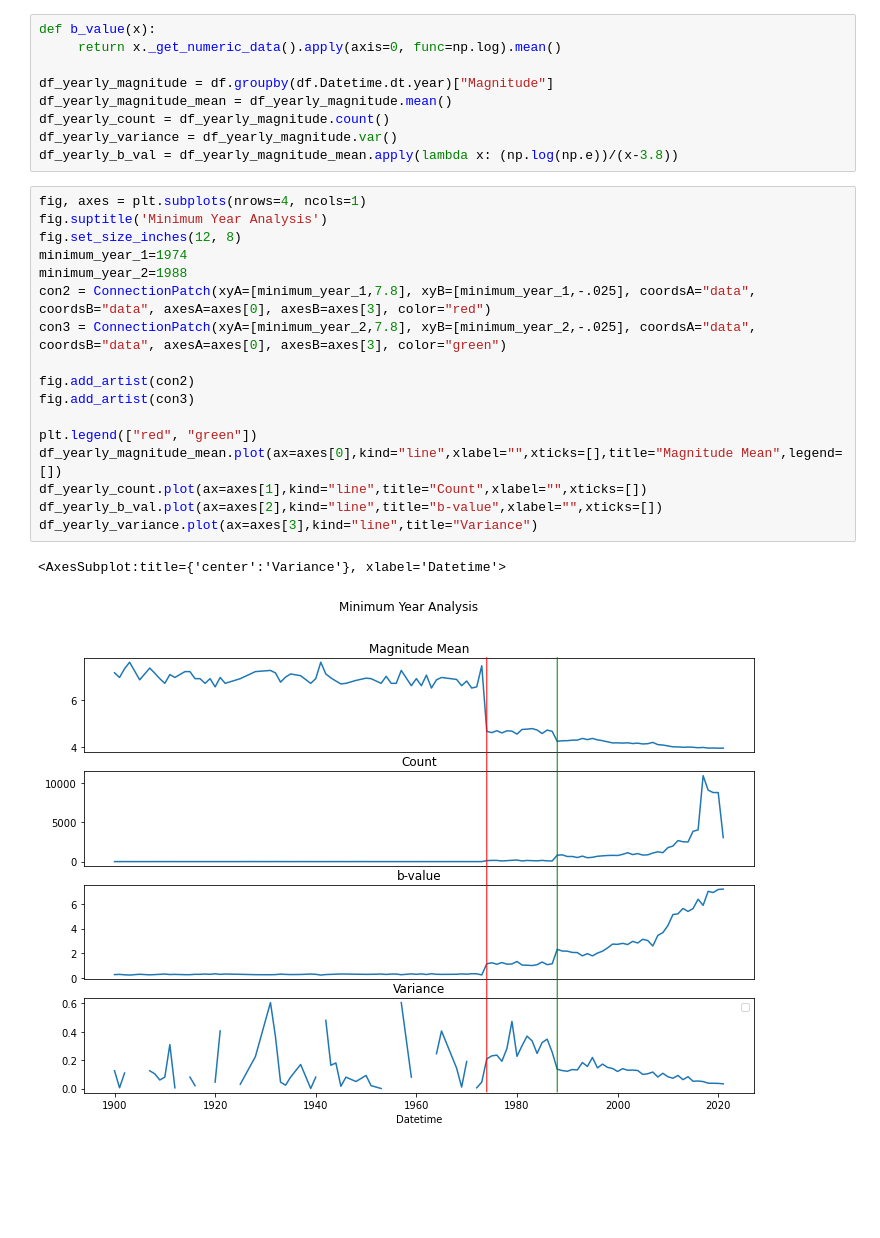
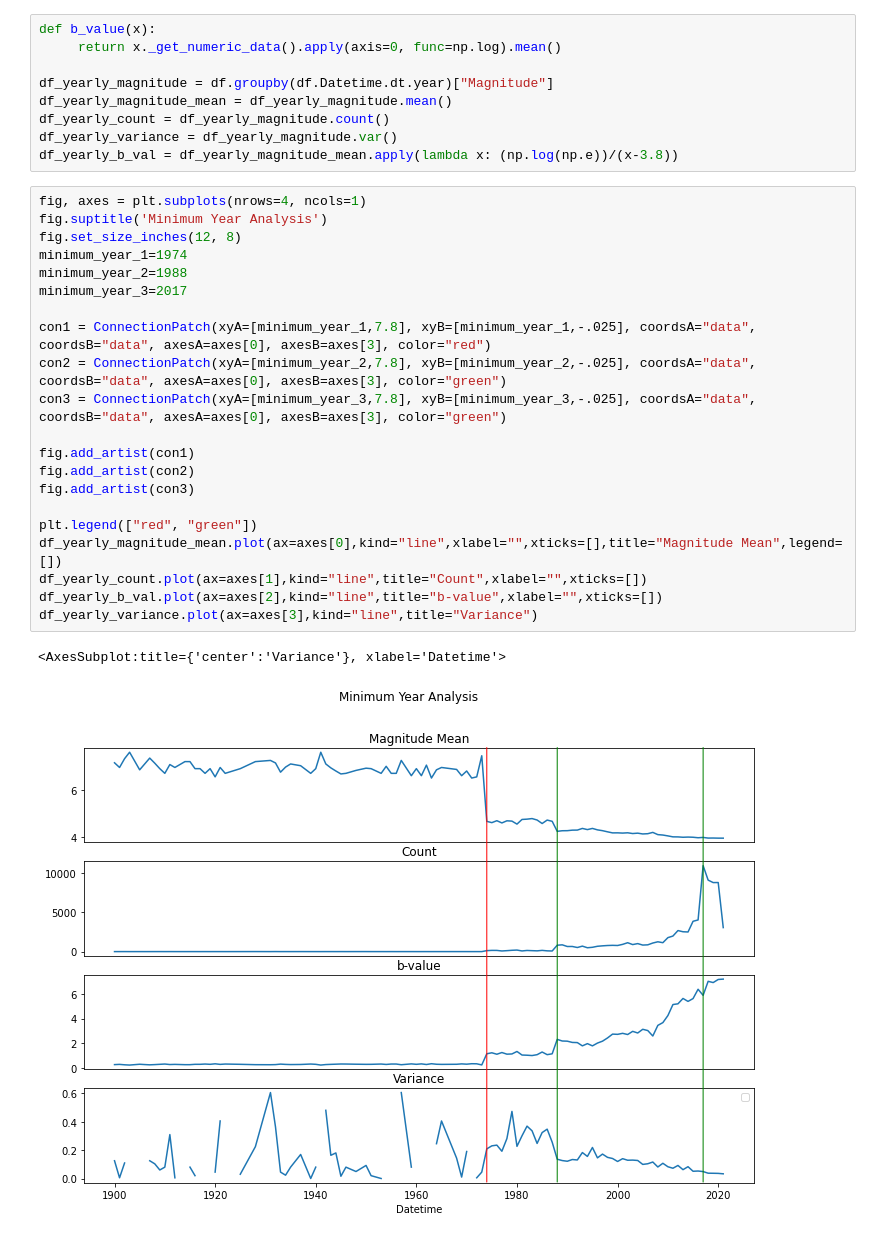
Before and after one commit to juadolfob/SeismicPrediction, a Jupyter notebook: notebooks/data_prep/3_data_consistency.ipynb, the cells around one changed output. Drawn from its saved outputs; the diff is of its cells as text; blank space fills up the shorter version.

```diff
--- a/notebooks/data_prep/3_data_consistency.ipynb
+++ b/notebooks/data_prep/3_data_consistency.ipynb
@@ -57,21 +64,25 @@ df_yearly_b_val = df_yearly_magnitude_mean.apply(lambda x: (np.log(np.e))/(x-3.8
 # %%
 fig, axes = plt.subplots(nrows=4, ncols=1)
 fig.suptitle('Minimum Year Analysis')
 fig.set_size_inches(12, 8)
 minimum_year_1=1974
 minimum_year_2=1988
-con2 = ConnectionPatch(xyA=[minimum_year_1,7.8], xyB=[minimum_year_1,-.025], coordsA="data", coordsB="data", axesA=axes[0], axesB=axes[3], color="red")
-con3 = ConnectionPatch(xyA=[minimum_year_2,7.8], xyB=[minimum_year_2,-.025], coordsA="data", coordsB="data", axesA=axes[0], axesB=axes[3], color="green")
+minimum_year_3=2017
 
+con1 = ConnectionPatch(xyA=[minimum_year_1,7.8], xyB=[minimum_year_1,-.025], coordsA="data", coordsB="data", axesA=axes[0], axesB=axes[3], color="red")
+con2 = ConnectionPatch(xyA=[minimum_year_2,7.8], xyB=[minimum_year_2,-.025], coordsA="data", coordsB="data", axesA=axes[0], axesB=axes[3], color="green")
+con3 = ConnectionPatch(xyA=[minimum_year_3,7.8], xyB=[minimum_year_3,-.025], coordsA="data", coordsB="data", axesA=axes[0], axesB=axes[3], color="green")
+
+fig.add_artist(con1)
 fig.add_artist(con2)
 fig.add_artist(con3)
 
 plt.legend(["red", "green"])
 df_yearly_magnitude_mean.plot(ax=axes[0],kind="line",xlabel="",xticks=[],title="Magnitude Mean",legend=[])
 df_yearly_count.plot(ax=axes[1],kind="line",title="Count",xlabel="",xticks=[])
 df_yearly_b_val.plot(ax=axes[2],kind="line",title="b-value",xlabel="",xticks=[])
 df_yearly_variance.plot(ax=axes[3],kind="line",title="Variance")
 # %% [output]
 <AxesSubplot:title={'center':'Variance'}, xlabel='Datetime'>
-[figure, old version]
+[figure, new version]
 # %%
```
Also changed, not shown: parts of 3 cells of this notebook, 4 other files.
